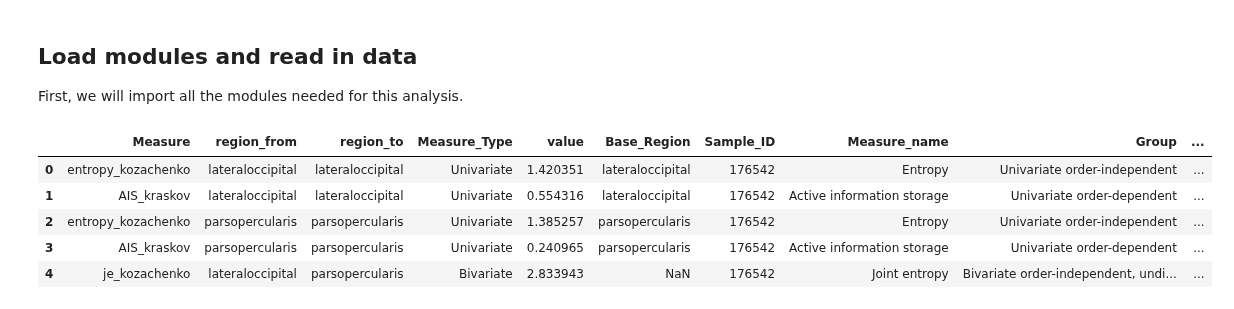
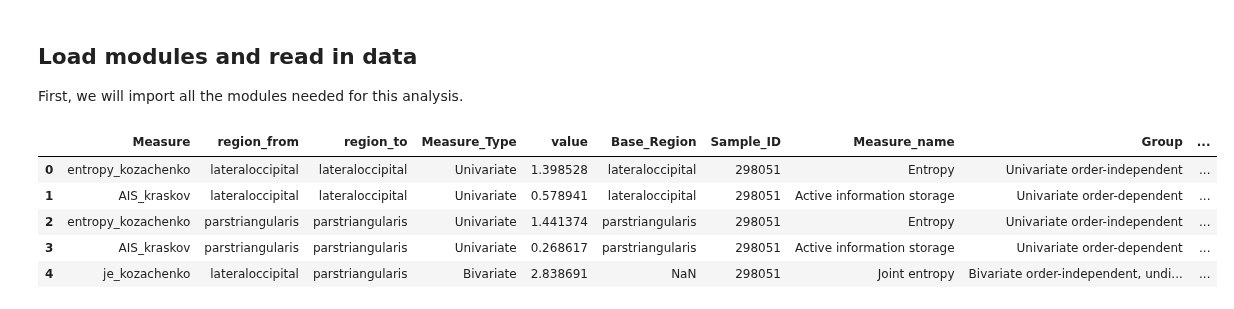
Before and after one commit to anniegbryant/info_theory_visuals, a Jupyter notebook: fMRI_analyze_infotheory_measures.ipynb, the cells around one changed output. Saved outputs shown, nothing was run; the diff lists cells and outputs as text; code cells hidden in the pictures.

```diff
--- a/fMRI_analyze_infotheory_measures.ipynb
+++ b/fMRI_analyze_infotheory_measures.ipynb
@@ -42,17 +40,18 @@ theme_set(theme_cowplot())
 infotheory_measure_dir = "infotheory_measures/"
 
 # Load SPI groupings
-infotheory_measure_info = pd.read_csv("infotheory_measure_info.csv")
+infotheory_measure_info = pd.read_csv("data/infotheory_measure_info.csv")
 
-# Find .csv files in the data directory
-all_subjects_info_theory_res = pd.concat([pd.read_csv(f) for f in glob(infotheory_measure_dir + "*.csv")]).merge(infotheory_measure_info, on="Measure", how='left')
+# Load results for HCP participant 298051
+subject_ID = "298051"
+HCP_rsfMRI_info_theory_res = pd.read_csv(f"data/HCP_{subject_ID}_rsfMRI_infotheory_measures.csv").merge(infotheory_measure_info, on="Measure", how='left')
 # %%
-all_subjects_info_theory_res.head()
+HCP_rsfMRI_info_theory_res.head()
 # %% [output]
 |  | Measure | region_from | region_to | Measure_Type | value | Base_Region | Sample_ID | Measure_name | Group | ... |
-| 0 | entropy_kozachenko | lateraloccipital | lateraloccipital | Univariate | 1.420351 | lateraloccipital | 176542 | Entropy | Univariate order-independent | ... |
-| 1 | AIS_kraskov | lateraloccipital | lateraloccipital | Univariate | 0.554316 | lateraloccipital | 176542 | Active information storage | Univariate order-dependent | ... |
-| 2 | entropy_kozachenko | parsopercularis | parsopercularis | Univariate | 1.385257 | parsopercularis | 176542 | Entropy | Univariate order-independent | ... |
-| 3 | AIS_kraskov | parsopercularis | parsopercularis | Univariate | 0.240965 | parsopercularis | 176542 | Active information storage | Univariate order-dependent | ... |
-| 4 | je_kozachenko | lateraloccipital | parsopercularis | Bivariate | 2.833943 | NaN | 176542 | Joint entropy | Bivariate order-independent, undi... | ... |
+| 0 | entropy_kozachenko | lateraloccipital | lateraloccipital | Univariate | 1.398528 | lateraloccipital | 298051 | Entropy | Univariate order-independent | ... |
+| 1 | AIS_kraskov | lateraloccipital | lateraloccipital | Univariate | 0.578941 | lateraloccipital | 298051 | Active information storage | Univariate order-dependent | ... |
+| 2 | entropy_kozachenko | parstriangularis | parstriangularis | Univariate | 1.441374 | parstriangularis | 298051 | Entropy | Univariate order-independent | ... |
+| 3 | AIS_kraskov | parstriangularis | parstriangularis | Univariate | 0.268617 | parstriangularis | 298051 | Active information storage | Univariate order-dependent | ... |
+| 4 | je_kozachenko | lateraloccipital | parstriangularis | Bivariate | 2.838691 | NaN | 298051 | Joint entropy | Bivariate order-independent, undi... | ... |
 # %%
```
Also changed, not shown: parts of 14 cells of this notebook, 8 other files.
